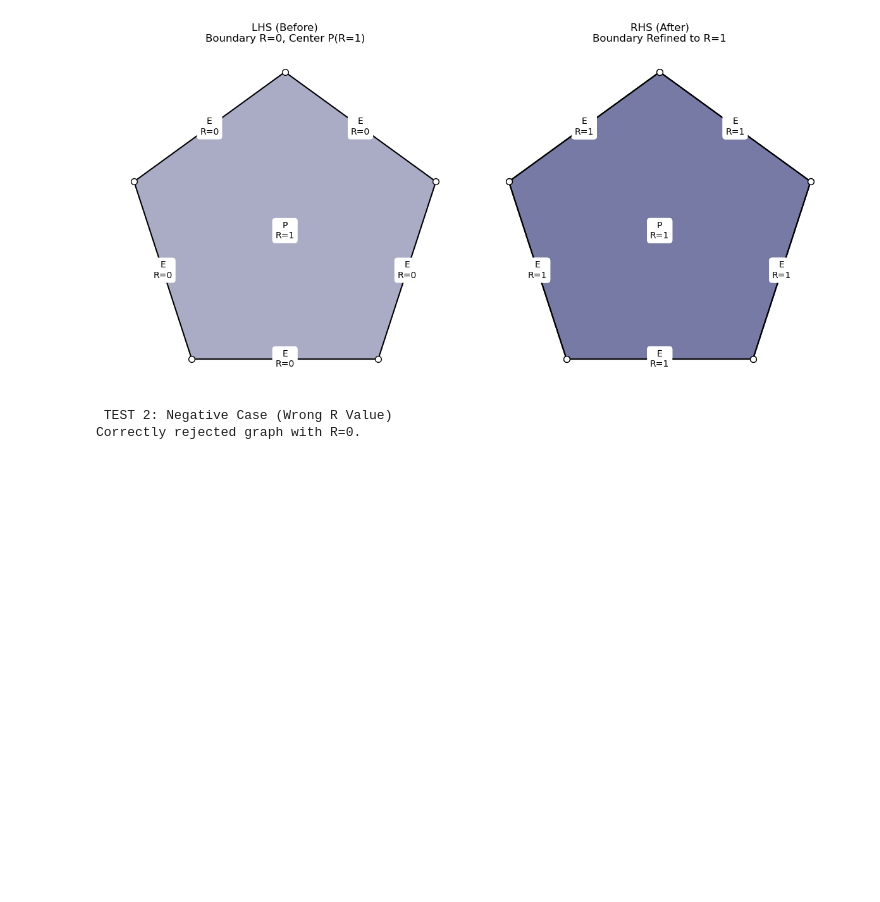
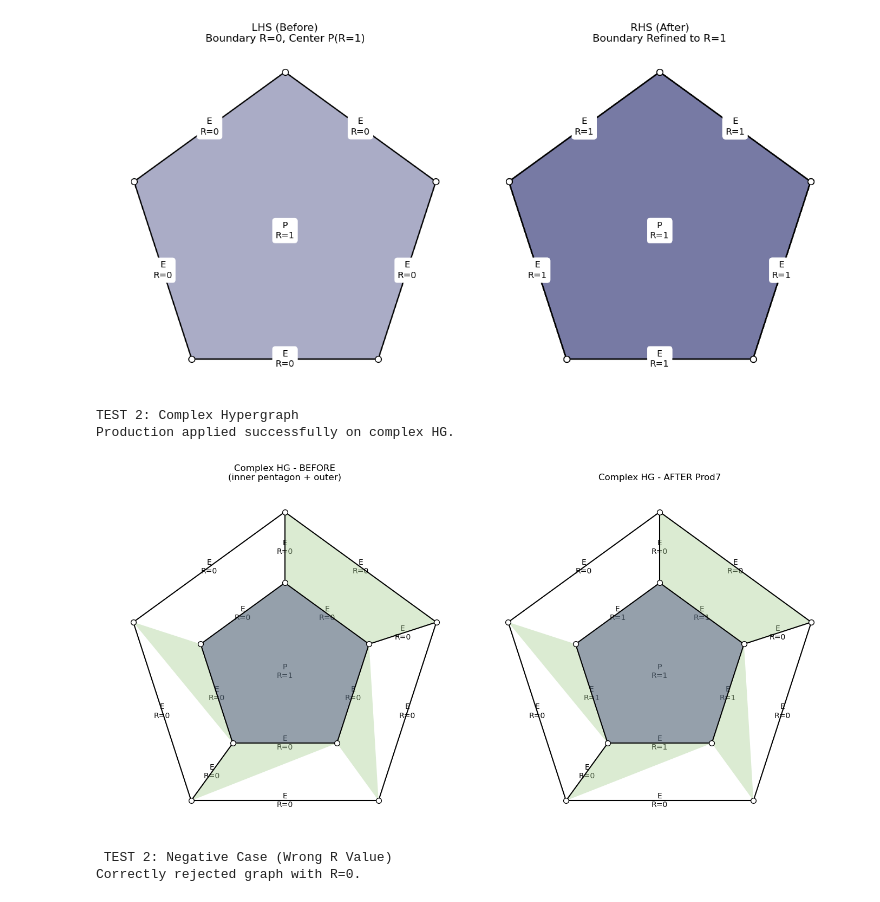
Before and after one commit to bartektempka/hypergraph-grammar-AGH, a Jupyter notebook: example_P7.ipynb, the cells around one changed output. Saved outputs shown, nothing was run; the diff lists cells and outputs as text; code cells hidden in the pictures; blank space fills up the shorter version.

```diff
--- a/example_P7.ipynb
+++ b/example_P7.ipynb
@@ -80,6 +79,86 @@ plt.show()
 TEST 1: Valid Application
 Production applied successfully.
 [figure]
+# %%
+# Function to create a complex hypergraph containing the pentagon inside
+def create_complex_hg():
+    hg = Hypergraph()
+
+    inner_hg = create_pentagon_hg(p_r_val=1, break_topology=False)
+
+    # Copy vertex parameters
+    for v in inner_hg._node_parameters.keys():
+        hg.set_vertex_parameter(v, inner_hg.get_vertex_parameters(v))
+
+    # Copy edges
+    for e in inner_hg.get_edges():
+        hg.add_edge(e)
+
+    outer_vertices = ["o1", "o2", "o3", "o4", "o5"]
+    center = (2.5, 2.5)
+    outer_radius = 3.6
+
+    for i, v in enumerate(outer_vertices):
+        angle_rad = math.radians(90 + i * 72)
+        hg.set_vertex_parameter(v, {
+            "x": center[0] + outer_radius * math.cos(angle_rad),
+            "y": center[1] + outer_radius * math.sin(angle_rad),
+        })
+
+    outer_pairs = [
+        ("o1", "o2"), ("o2", "o3"), ("o3", "o4"),
+        ("o4", "o5"), ("o5", "o1")
+    ]
+
+    for v1, v2 in outer_pairs:
+        hg.add_edge(Edge(EdgeType.E, frozenset({v1, v2}), {"R": 0, "B": 1}))
+
+    cross_pairs = [
+        ("v1", "o1"),
+        ("v3", "o3"),
+        ("v5", "o5")
+    ]
+
+    for v1, v2 in cross_pairs:
+        hg.add_edge(Edge(EdgeType.E, frozenset({v1, v2}), {"R": 0, "B": 1}))
+
+    all_vertices = set(inner_hg._node_parameters.keys()) | set(outer_vertices)
+
+    hg.add_edge(Edge(
+        EdgeType.P,
+        frozenset(all_vertices),
+        {"R": 1}
+    ))
+
+    return hg
+
+
+print("\nTEST 2: Complex Hypergraph")
+hg_complex = create_complex_hg()
+
+prod7 = Prod7()
+result_complex = prod7.apply(hg_complex)
+
+fig, axes = plt.subplots(1, 2, figsize=(14, 7))
+
+axes[0].set_title("Complex HG - BEFORE\n(inner pentagon + outer)")
+plt.sca(axes[0])
+hg_complex.draw(use_positional_parameters=True)
+
+if result_complex:
+    axes[1].set_title("Complex HG - AFTER Prod7")
+    plt.sca(axes[1])
+    result_complex.draw(use_positional_parameters=True)
+    print("Production applied successfully on complex HG.")
+else:
+    print("Production failed on complex HG.")
+
+plt.tight_layout()
+plt.show()
+# %% [output]
+TEST 2: Complex Hypergraph
+Production applied successfully on complex HG.
+[figure, added]
 # %%
 print("\n TEST 2: Negative Case (Wrong R Value)")
 hg_wrong_r = create_pentagon_hg(p_r_val=0) # Incorrect R=0
```
Also changed, not shown: parts of 2 cells of this notebook, 1 other file.
